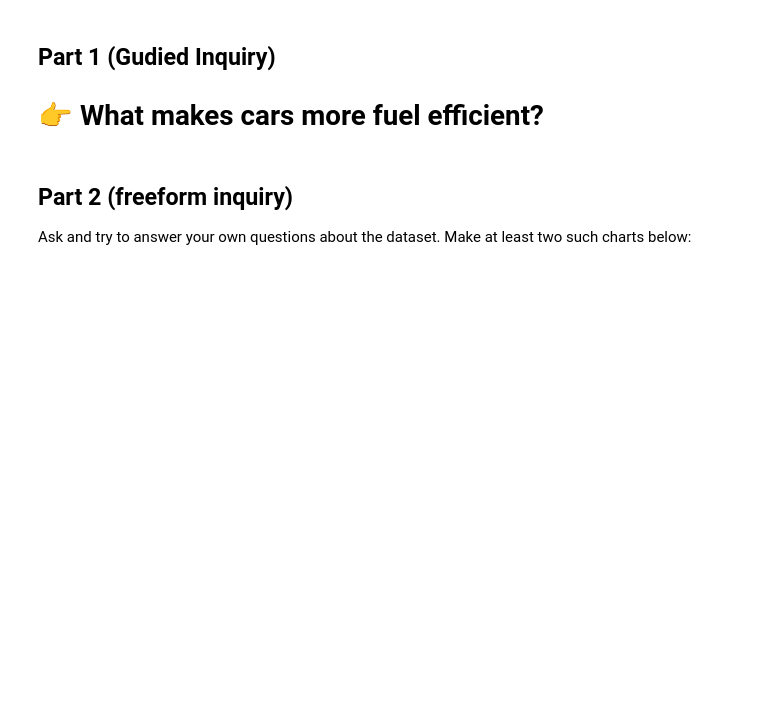
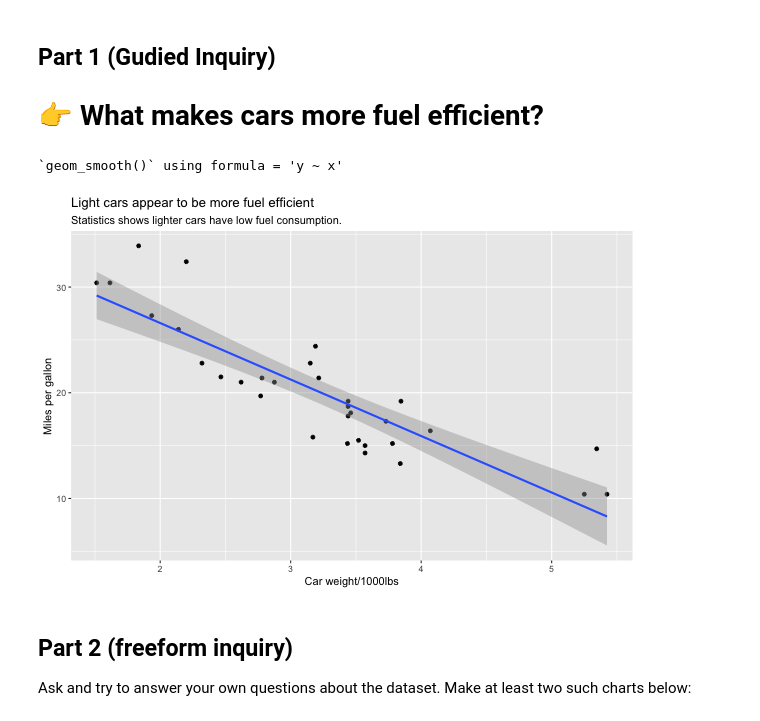
Before and after one commit to data4news-students/mtcars-exploratory-yong-xiong, a Jupyter notebook: notebook.ipynb, the cells around one changed output. Cells and saved outputs as stored; diff of their text form; code cells hidden in the pictures; blank space fills up the shorter version.

```diff
--- a/notebook.ipynb
+++ b/notebook.ipynb
@@ -230,0 +225,15 @@ ggplot(mtcars) +
+# %%
+%%R -w 600 -h 400
+
+ggplot(mtcars) +
+    aes(y=mpg, x=wt) +
+    geom_point() +
+    geom_smooth(method='lm') +
+    #adding a title
+    labs(title = 'Light cars appear to be more fuel efficient', subtitle='Statistics shows lighter cars have low fuel consumption.') +
+    #renaming the axes
+    xlab('Car weight/1000lbs') +
+    ylab('Miles per gallon')
+# %% [output]
+`geom_smooth()` using formula = 'y ~ x'
+[figure, added]
```
Also changed, not shown: parts of 5 cells of this notebook.
